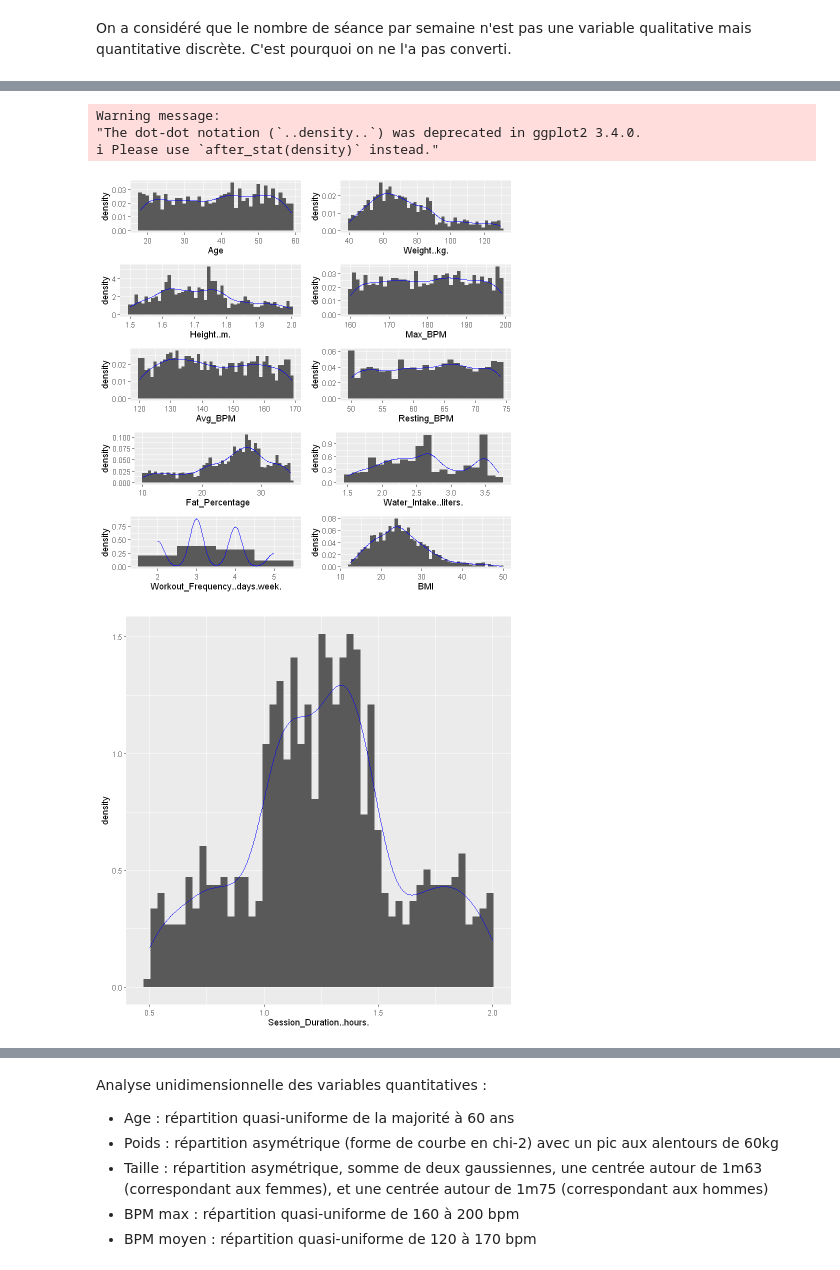
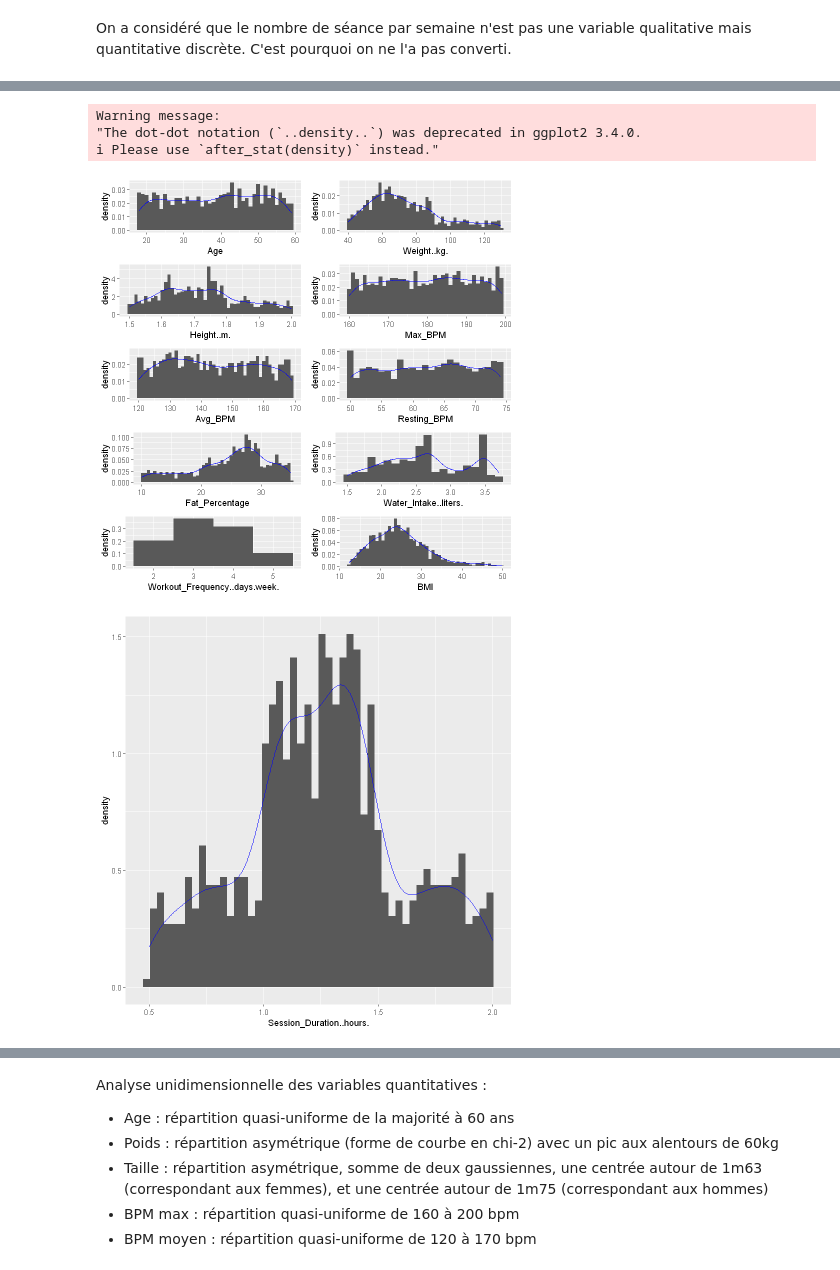
Before and after one commit to P-Point-all/ML_Gym_exercise, a Jupyter notebook: ML_Gym_versionArman.ipynb, the cells around one changed output, grey strips where cells are left out. Cells and saved outputs as stored; diff of their text form; code cells hidden in the pictures.

```diff
--- a/ML_Gym_versionArman.ipynb
+++ b/ML_Gym_versionArman.ipynb
@@ -71,28 +71,28 @@ ERROR: Error in library(ggplot2): there is no package called 'ggplot2'
 # %%
 g1<-ggplot(gym,aes(x=Age))+geom_histogram(aes(y=after_stat(density)),bins=max(gym[,"Age"])-min(gym[,"Age"])+1)+geom_density(alpha=.2, col="blue") # pour les variables qui prennent des valeurs discrètes
 #g2<-ggplot(gym,aes(x=Gender))+geom_histogram(aes(y=..density..),bins=50)+geom_density(alpha=.2, col="blue")
 g3<-ggplot(gym,aes(x=Weight..kg.))+geom_histogram(aes(y=..density..),bins=50)+geom_density(alpha=.2, col="blue")
 g4<-ggplot(gym,aes(x=Height..m.))+geom_histogram(aes(y=..density..),bins=50)+geom_density(alpha=.2, col="blue")
 g5<-ggplot(gym,aes(x=Max_BPM))+geom_histogram(aes(y=after_stat(density)),bins=max(gym[,"Max_BPM"])-min(gym[,"Max_BPM"])+1)+geom_density(alpha=.2, col="blue")
 g6<-ggplot(gym,aes(x=Avg_BPM))+geom_histogram(aes(y=..density..),bins=max(gym[,"Avg_BPM"])-min(gym[,"Avg_BPM"])+1)+geom_density(alpha=.2, col="blue")
 g7<-ggplot(gym,aes(x=Resting_BPM))+geom_histogram(aes(y=..density..),bins=max(gym[,"Resting_BPM"])-min(gym[,"Resting_BPM"])+1)+geom_density(alpha=.2, col="blue")
 g8<-ggplot(gym,aes(x=Session_Duration..hours.))+geom_histogram(aes(y=..density..),bins=50)+geom_density(alpha=.2, col="blue")
 g9<-ggplot(gym,aes(x=Calories_Burned))+geom_histogram(aes(y=after_stat(density)),bins=50)+geom_density(alpha=.2, col="blue")
 #g10<-ggplot(gym,aes(x=Workout_Type))+geom_histogram(aes(y=..density..),bins=50)+geom_density(alpha=.2, col="blue")
 g11<-ggplot(gym,aes(x=Fat_Percentage))+geom_histogram(aes(y=..density..),bins=50)+geom_density(alpha=.2, col="blue")
 g12<-ggplot(gym,aes(x=Water_Intake..liters.))+geom_histogram(aes(y=..density..),bins=20)+geom_density(alpha=.2, col="blue")
-g13<-ggplot(gym,aes(x=Workout_Frequency..days.week.))+geom_histogram(aes(y=after_stat(density)),bins=max(gym[,"Workout_Frequency..days.week."])-min(gym[,"Workout_Frequency..days.week."])+1)+geom_density(alpha=.2, col="blue")
+g13<-ggplot(gym,aes(x=Workout_Frequency..days.week.))+geom_histogram(aes(y=after_stat(density)),bins=max(gym[,"Workout_Frequency..days.week."])-min(gym[,"Workout_Frequency..days.week."])+1)
 #g14<-ggplot(gym,aes(x=Experience_Level))+geom_histogram(aes(y=..density..),bins=50)+geom_density(alpha=.2, col="blue")
 g15<-ggplot(gym,aes(x=BMI))+geom_histogram(aes(y=..density..),bins=50)+geom_density(alpha=.2, col="blue")
 
 grid.arrange(g1,g3,g4,g5,g6,g7,g11,g12,g13,g15,ncol=2)
 grid.arrange(g8, ncol = 1)
 grid.arrange(g9, ncol = 1)
 # %% [output]
 Warning message:
 "The dot-dot notation (`..density..`) was deprecated in ggplot2 3.4.0.
-ℹ Please use `after_stat(density)` instead."
+i Please use `after_stat(density)` instead."
-[figure, old version]
+[figure, new version]
 [figure]
 [figure]
 # %%
```
Also changed, not shown: parts of 4 cells of this notebook, 1 other file.
